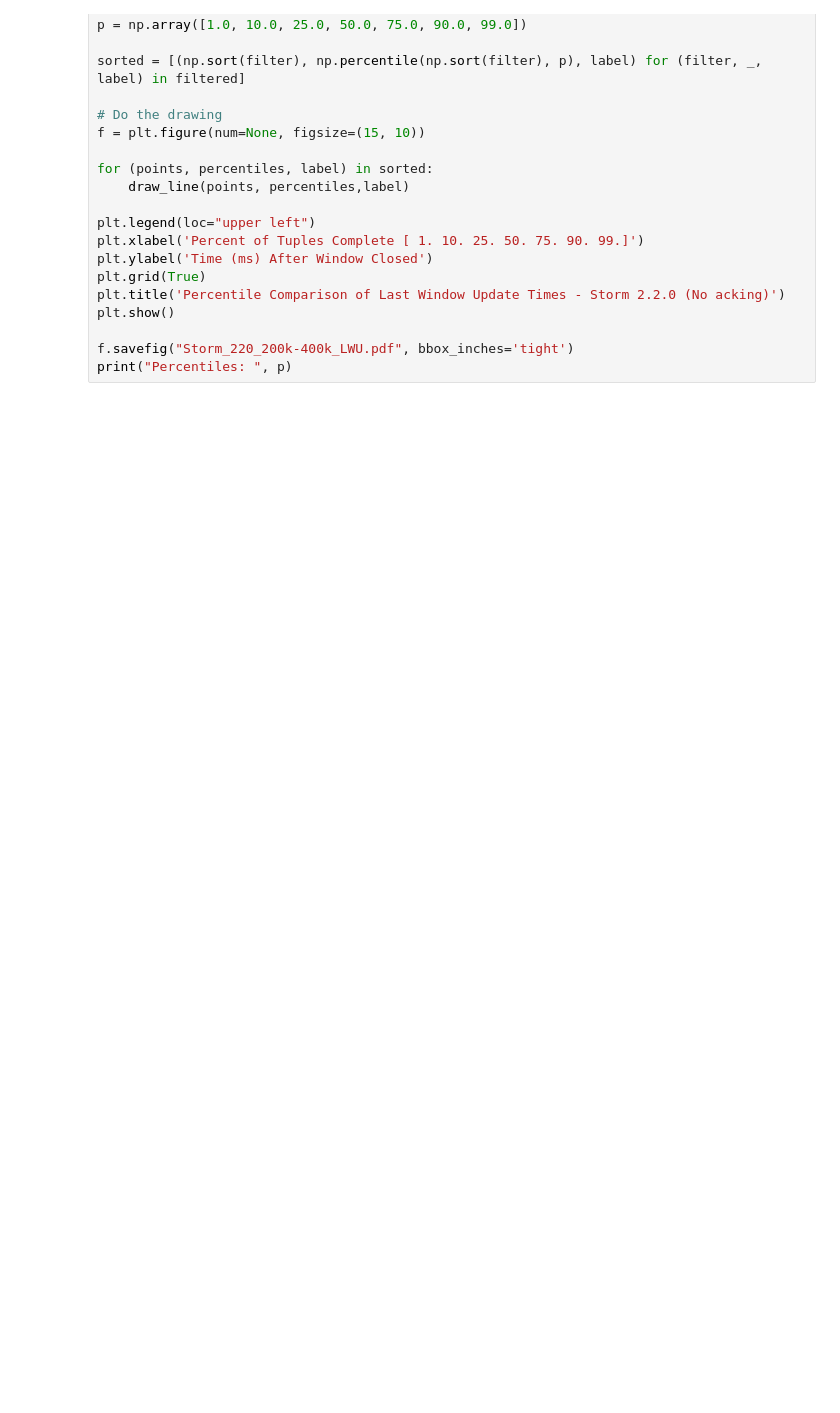
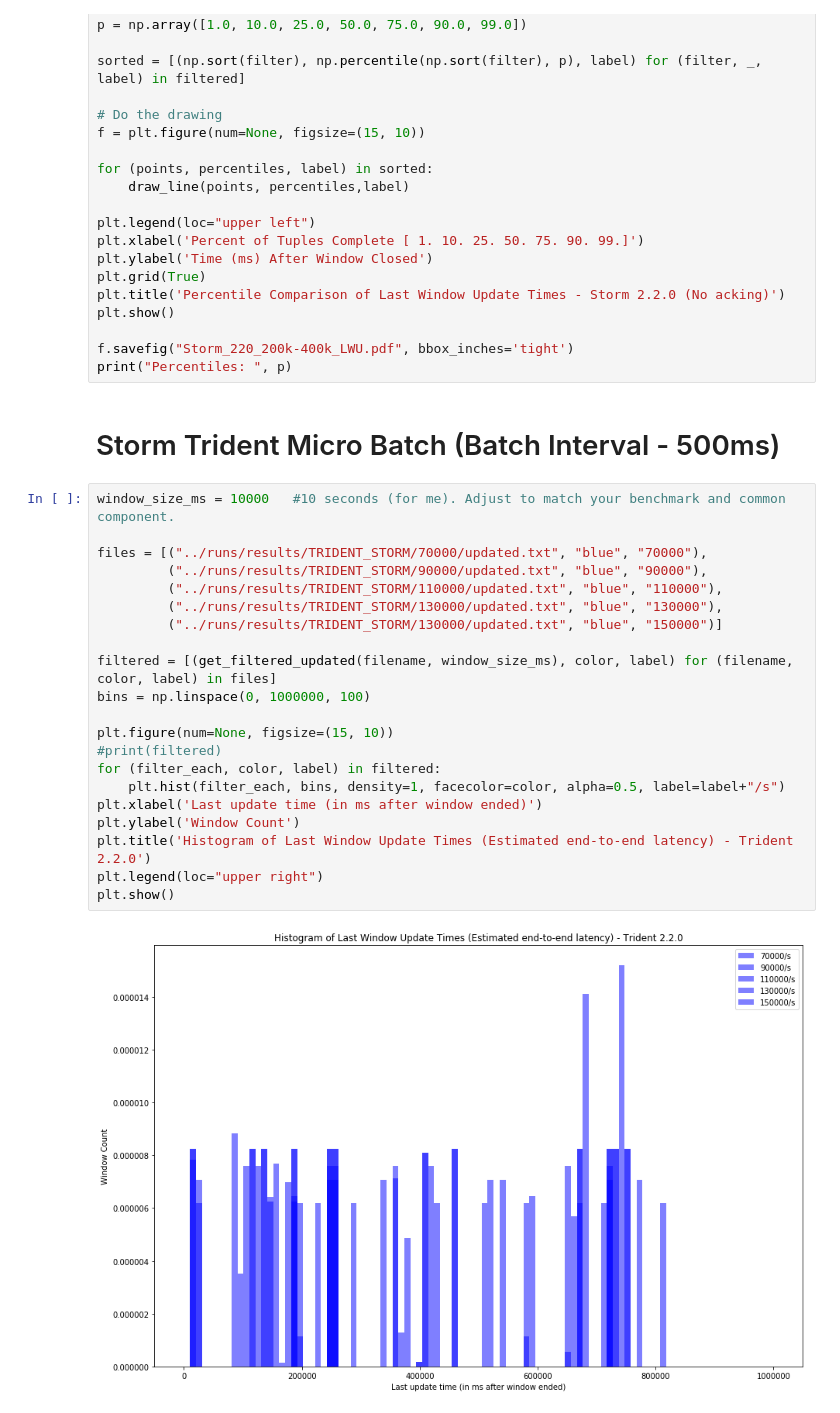
Before and after one commit to yahoo/streaming-benchmarks, a Jupyter notebook: pynotebooks/Benchmark_combined.ipynb, the cells around one changed output. Cells and saved outputs as stored; diff of their text form; blank space fills up the shorter version.

Commit message:
Update trident numbers

```diff
--- a/pynotebooks/Benchmark_combined.ipynb
+++ b/pynotebooks/Benchmark_combined.ipynb
@@ -1250,3 +1278,28 @@ plt.show()
 
 f.savefig("Storm_220_200k-400k_LWU.pdf", bbox_inches='tight')
 print("Percentiles: ", p)
+# %% [markdown]
+# Storm Trident Micro Batch (Batch Interval - 500ms)
+# %%
+window_size_ms = 10000   #10 seconds (for me). Adjust to match your benchmark and common component.
+
+files = [("../runs/results/TRIDENT_STORM/70000/updated.txt", "blue", "70000"),
+         ("../runs/results/TRIDENT_STORM/90000/updated.txt", "blue", "90000"),
+         ("../runs/results/TRIDENT_STORM/110000/updated.txt", "blue", "110000"),
+         ("../runs/results/TRIDENT_STORM/130000/updated.txt", "blue", "130000"),
+         ("../runs/results/TRIDENT_STORM/130000/updated.txt", "blue", "150000")]
+
+filtered = [(get_filtered_updated(filename, window_size_ms), color, label) for (filename, color, label) in files]
+bins = np.linspace(0, 1000000, 100)
+
+plt.figure(num=None, figsize=(15, 10))
+#print(filtered)
+for (filter_each, color, label) in filtered:
+    plt.hist(filter_each, bins, density=1, facecolor=color, alpha=0.5, label=label+"/s")
+plt.xlabel('Last update time (in ms after window ended)')
+plt.ylabel('Window Count')
+plt.title('Histogram of Last Window Update Times (Estimated end-to-end latency) - Trident 2.2.0')
+plt.legend(loc="upper right")
+plt.show()
+# %% [output]
+[figure, added]
```
Also changed, not shown: parts of 17 cells of this notebook.
